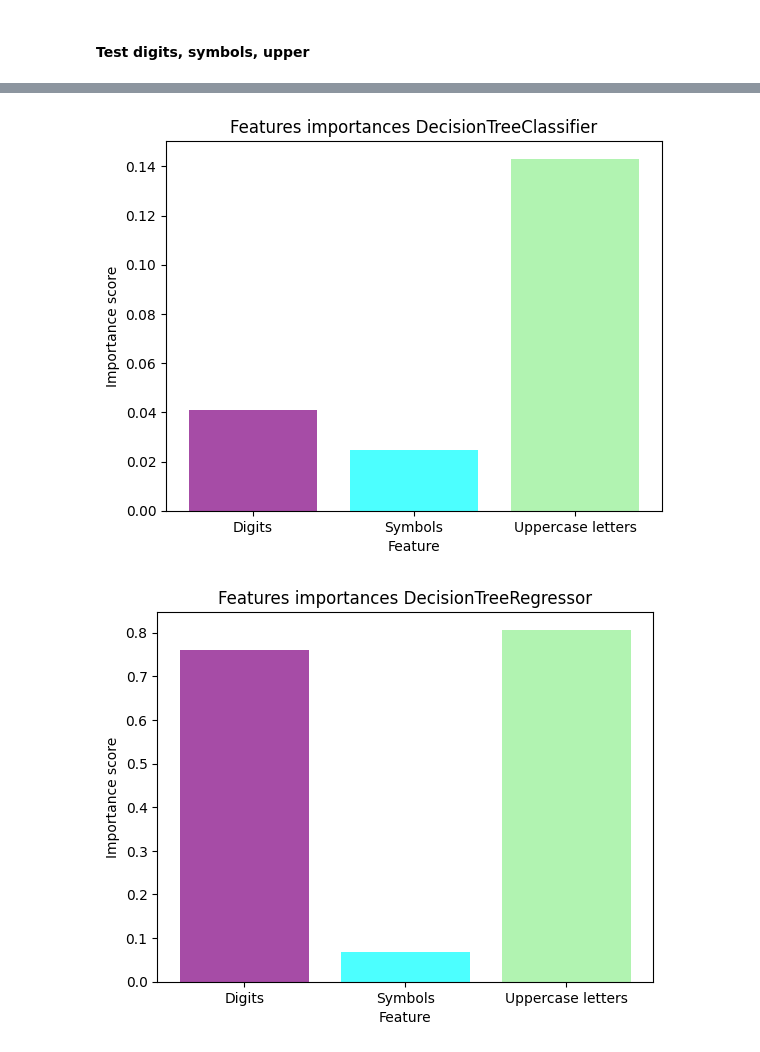
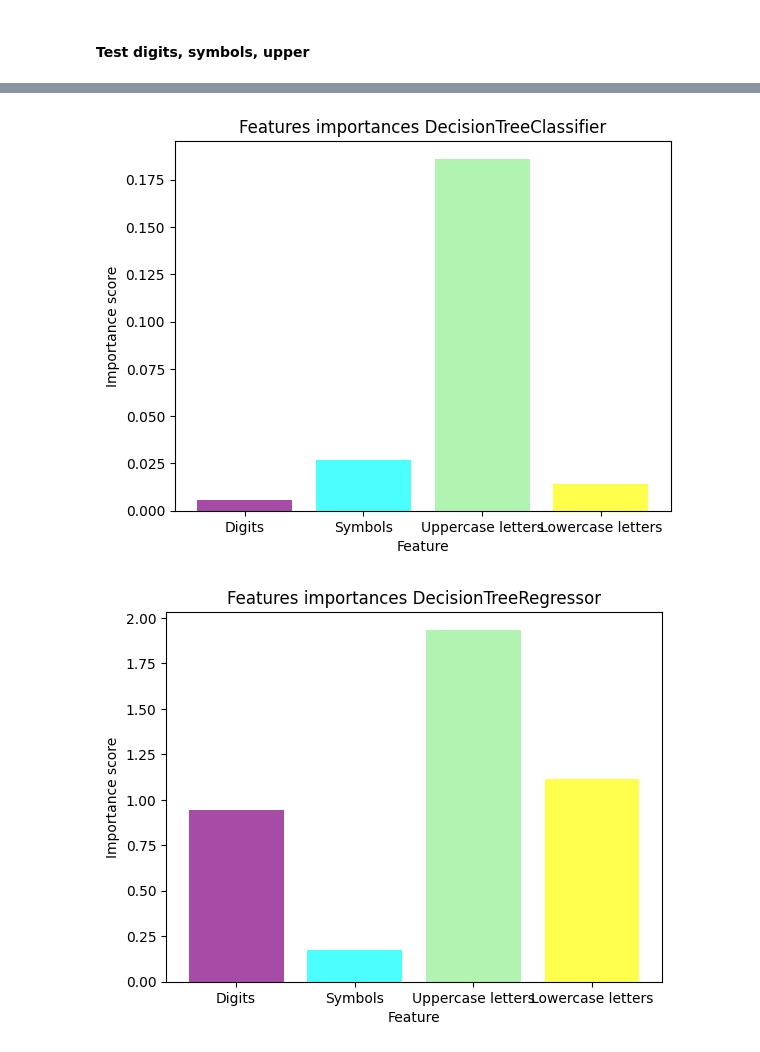
Before and after one commit to giopresenti98/ML-Project, a Jupyter notebook: test_password_strenght_classification copy.ipynb, the cells around one changed output, grey strips where cells are left out. Cells and saved outputs as stored; diff of their text form; code cells hidden in the pictures.

Commit message:
lower case letters

```diff
--- a/test_password_strenght_classification copy.ipynb
+++ b/test_password_strenght_classification copy.ipynb
@@ -12,8 +12,8 @@ import pandas as pd
 import os
 
 # Constants to define the number of training and testing samples
-N_TRAIN = 1000
-N_TEST =  10000
+N_TRAIN = 5000
+N_TEST =  50000
 
 
 # Load the dataset
@@ -479,26 +479,30 @@ pass_length_train = data_shuffled["password"].str.len().head(N_TRAIN).values
 digits_train = (data_shuffled["password"].head(N_TRAIN).apply(lambda x: len([c for c in x if c.isdigit()])).values)
 symbols_train = (data_shuffled["password"].head(N_TRAIN).apply(lambda x: len([c for c in x if not c.isalnum()])).values)
 upper_train = (data_shuffled["password"].head(N_TRAIN).apply(lambda x: len([c for c in x if c.isupper()])).values)
+lower_train = (data_shuffled["password"].head(N_TRAIN).apply(lambda x: len([c for c in x if c.islower()])).values)
 
 pass_length_test = data_shuffled["password"].str.len().tail(N_TEST).values
 digits_test = (data_shuffled["password"].tail(N_TEST).apply(lambda x: len([c for c in x if c.isdigit()])).values)
 symbols_test = (data_shuffled["password"].tail(N_TEST).apply(lambda x: len([c for c in x if not c.isalnum()])).values)
 upper_test = (data_shuffled["password"].tail(N_TEST).apply(lambda x: len([c for c in x if c.isupper()])).values)
+lower_test = (data_shuffled["password"].tail(N_TEST).apply(lambda x: len([c for c in x if c.islower()])).values)
 
 # Normalize features by password length (avoid division by zero)
 digits_train_norm = digits_train / np.where(pass_length_train == 0, 1, pass_length_train)
 symbols_train_norm = symbols_train / np.where(pass_length_train == 0, 1, pass_length_train)
 upper_train_norm = upper_train / np.where(pass_length_train == 0, 1, pass_length_train)
+lower_train_norm = lower_train / np.where(pass_length_train == 0, 1, pass_length_train)
 
 digits_test_norm = digits_test / np.where(pass_length_test == 0, 1, pass_length_test)
 symbols_test_norm = symbols_test / np.where(pass_length_test == 0, 1, pass_length_test)
 upper_test_norm = upper_test /  np.where(pass_length_test == 0, 1, pass_length_test)
+lower_test_norm = lower_test /  np.where(pass_length_test == 0, 1, pass_length_test)
 
 # Split the dataset into features and target variable
-xtr = np.array([digits_train_norm, symbols_train_norm, upper_train_norm]).T
+xtr = np.array([digits_train_norm, symbols_train_norm, upper_train_norm, lower_train_norm]).T
 ytr = data_shuffled["strength"].head(N_TRAIN).values
 
-xts = np.array([digits_test_norm, symbols_test_norm, upper_test_norm]).T
+xts = np.array([digits_test_norm, symbols_test_norm, upper_test_norm, lower_test_norm]).T
 yts = data_shuffled["strength"].tail(N_TEST).values
 
 
@@ -627,6 +631,6 @@ for clf in clfs:
     results = permutation_importance(clf, xts, yts, n_repeats=10, random_state=0)
     importances = results.importances_mean
 
-    feature_names=["Digits", "Symbols", "Uppercase letters"]
+    feature_names=["Digits", "Symbols", "Uppercase letters", "Lowercase letters"]
     feature_importance_histogram(importances, feature_names, title=f"Features importances {clf.__class__.__name__}")
 # %% [output]
@@ -635,2 +639,2 @@ for clf in clfs:
-[figure, old version]
+[figure, new version]
-[figure, old version]
+[figure, new version]
```
Also changed, not shown: parts of 6 cells of this notebook.
